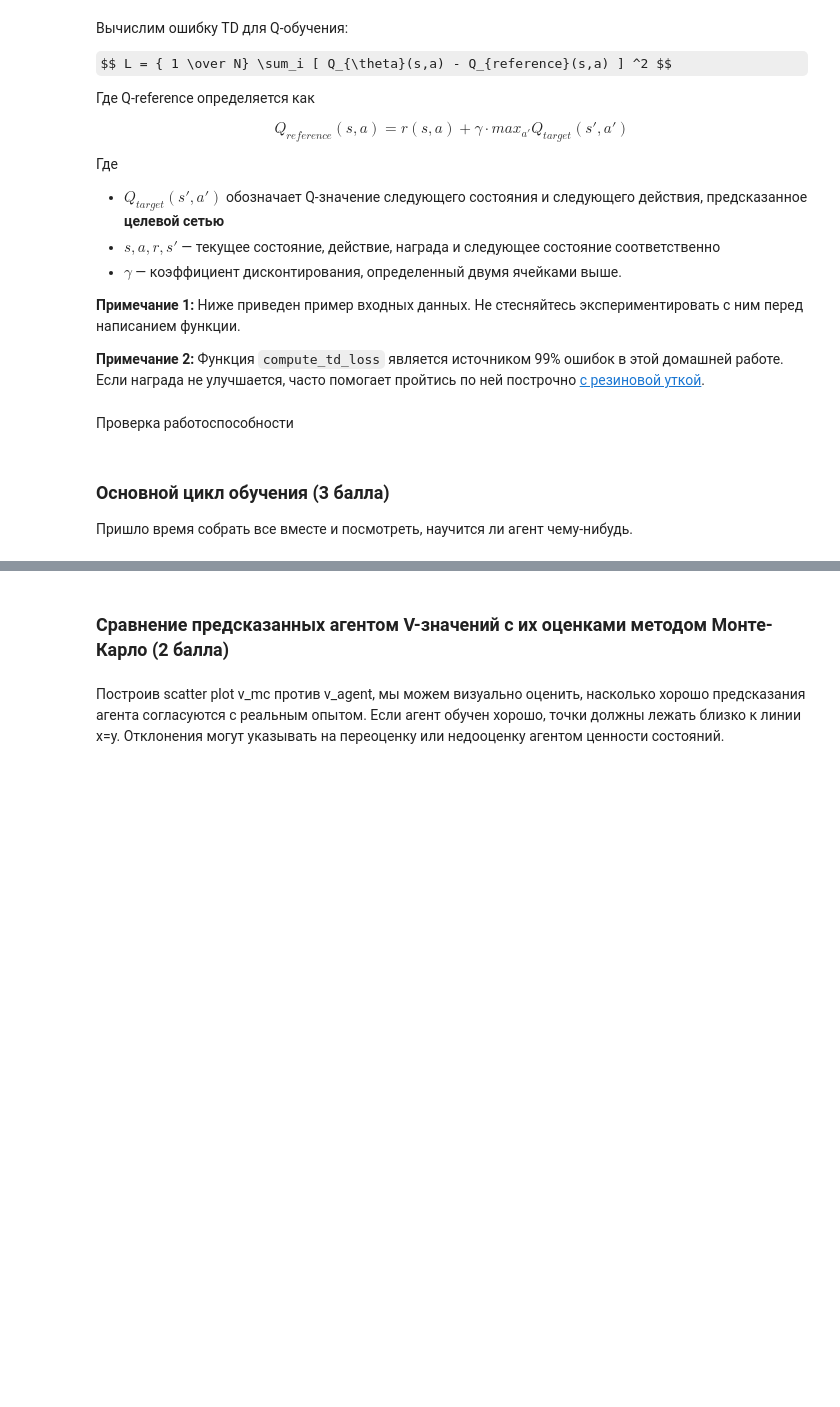
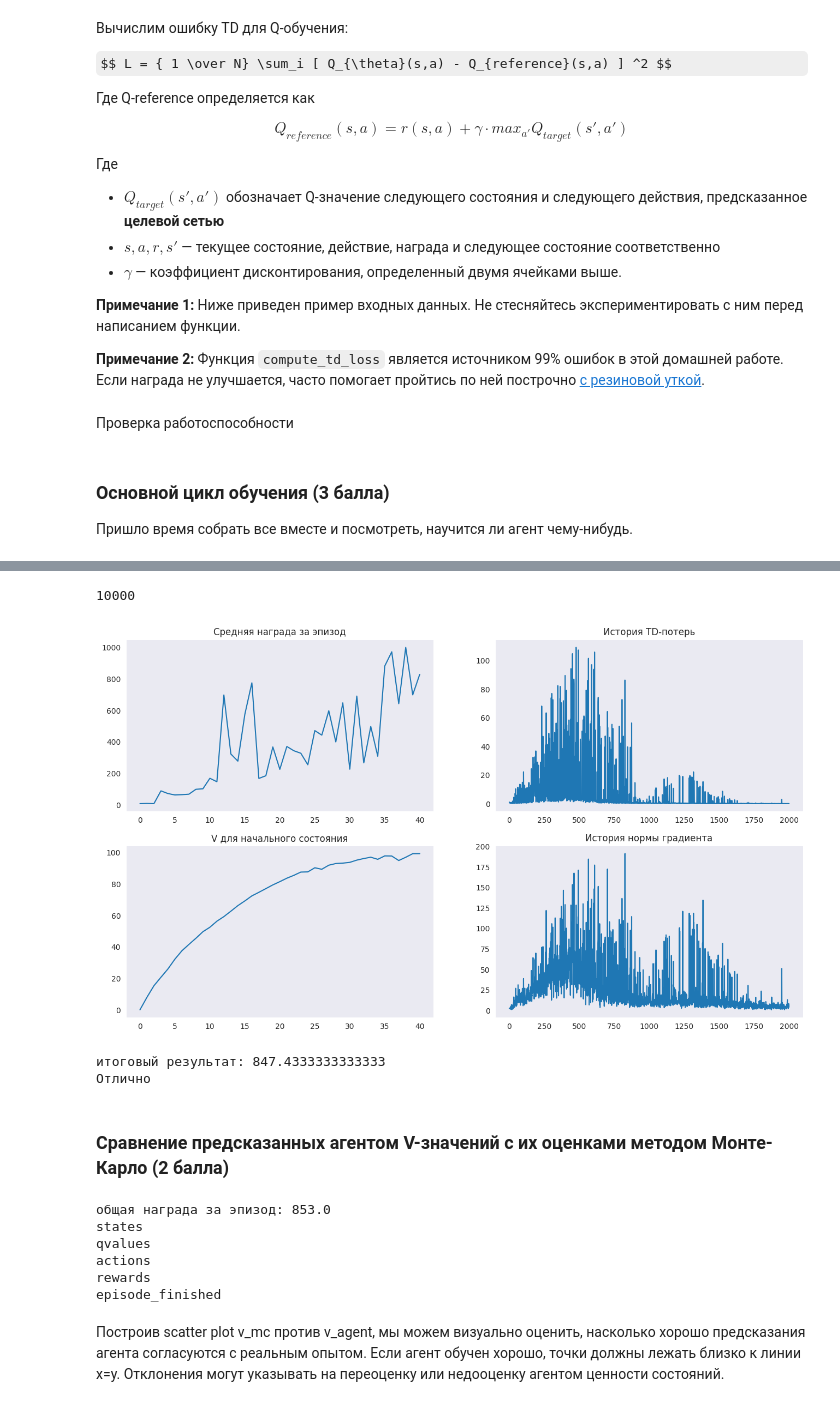
Before and after one commit to DimAce74/miphi, a Jupyter notebook: sem-3/rl/HW2_DQN_cartpole_base_[students].ipynb, the cells around one changed output, grey strips where cells are left out. Cells and saved outputs as stored; diff of their text form; code cells hidden in the pictures; some formulas as TeX source; blank space fills up the shorter version.

```diff
--- a/sem-3/rl/HW2_DQN_cartpole_base_[students].ipynb
+++ b/sem-3/rl/HW2_DQN_cartpole_base_[students].ipynb
@@ -108,8 +112,11 @@ class DQNAgent(nn.Module):
         state_dim = state_shape[0]
         ### ВАШ КОД
         self.network = nn.Sequential(
-            nn.Linear(..),
-            ...
+            nn.Linear(state_dim, 128),
+            nn.ReLU(),
+            nn.Linear(128, 64),
+            nn.ReLU(),
+            nn.Linear(64, n_actions)
         )
         ###ВАШ КОД ЗАКОНЧИЛСЯ
 
@@ -121,7 +128,7 @@ class DQNAgent(nn.Module):
         """
         # Используйте вашу сеть для вычисления q-значений для заданного состояния
         ### ВАШ КОД
-        qvalues = ...
+        qvalues = self.network(state_t)
         ###ВАШ КОД ЗАКОНЧИЛСЯ
 
         assert qvalues.requires_grad, "qvalues must be a torch tensor with grad"
@@ -140,7 +147,7 @@ class DQNAgent(nn.Module):
         model_device = next(self.parameters()).device
         states = torch.tensor(states, device=model_device, dtype=torch.float32)
         ### ВАШ КОД
-        qvalues = ...
+        qvalues = self.forward(states)
         ### ВАШ КОД ЗАКОНЧИЛСЯ
         return qvalues.data.cpu().numpy()
 
@@ -150,8 +157,15 @@ class DQNAgent(nn.Module):
         batch_size, n_actions = qvalues.shape
 
         ### ВАШ КОД
-        ...
-        return ...
+        # Генерируем случайные числа от 0 до 1
+        random_numbers = np.random.rand(batch_size)
+        should_explore = random_numbers < epsilon  # булев массив
+
+        random_actions = np.random.randint(0, n_actions, size=batch_size)
+        best_actions = qvalues.argmax(axis=-1)
+
+        actions = np.where(should_explore, random_actions, best_actions)
+        return actions
         ### ВАШ КОД ЗАКОНЧИЛСЯ
 # %%
 agent = DQNAgent(state_shape, n_actions, epsilon=0.5).to(device)
@@ -280,7 +294,15 @@ def play_and_record(initial_state, agent, env, exp_replay, n_steps=1):
     # Играйте в игру в течение n_steps, как указано в инструкциях выше
     ### ВАШ КОД
     for _ in range(n_steps):
-        ...
+        qvalues = agent.get_qvalues([s])
+        action = agent.sample_actions(qvalues)[0]
+        next_s, r, terminated, truncated, done = env.step(action)
+        sum_rewards += r
+        exp_replay.add(s, action, r, next_s, terminated or truncated)
+        if terminated or truncated:
+            s, _ = env.reset()
+        else:
+            s = next_s
     ###ВАШ КОД ЗАКОНЧИЛСЯ
 
     return sum_rewards, s
@@ -377,7 +403,7 @@ def compute_td_loss(states, actions, rewards, next_states, is_done,
 
     # вычисляем q-значения для всех действий в следующих состояниях
     ### ВАШ КОД
-    predicted_next_qvalues = ... # shape: [batch_size, n_actions]
+    predicted_next_qvalues = target_network(next_states)  # shape: [batch_size, n_actions]
     ###ВАШ КОД ЗАКОНЧИЛСЯ
 
     # выбираем q-значения для выбранных действий
@@ -385,7 +411,7 @@ def compute_td_loss(states, actions, rewards, next_states, is_done,
 
     # вычисляем V*(next_states) с использованием предсказанных следующих q-значений
     ### ВАШ КОД
-    next_state_values = ...
+    next_state_values = torch.max(predicted_next_qvalues, dim=1)[0]
     ###ВАШ КОД ЗАКОНЧИЛСЯ
 
     assert next_state_values.dim() == 1 and next_state_values.shape[0] == states.shape[0], \
@@ -395,7 +421,7 @@ def compute_td_loss(states, actions, rewards, next_states, is_done,
     # для последнего состояния используем упрощенную формулу: Q(s,a) = r(s,a), так как s' не существует
     # вы можете умножить значения следующего состояния на is_not_done, чтобы добиться этого.
     ### ВАШ КОД
-    target_qvalues_for_actions = ...
+    target_qvalues_for_actions = rewards + gamma * next_state_values * is_not_done
     ###ВАШ КОД ЗАКОНЧИЛСЯ
 
     # среднеквадратичная ошибка потерь для минимизации
@@ -466,6 +496,8 @@ for i in range(100):
     if len(exp_replay) == REPLAY_BUFFER_SIZE:
         break
 print(len(exp_replay))
+# %% [output]
+10000
 # %%
 # # для чего-то более сложного, чем CartPole
 
@@ -531,11 +563,11 @@ with trange(step, total_steps + 1) as progress_bar:
 
         # обучаемся
         ### ВАШ КОД: возьмите сэмпл размера batch_size из буфера опыта
-        obs_batch, act_batch, reward_batch, next_obs_batch, is_done_batch =...
+        obs_batch, act_batch, reward_batch, next_obs_batch, is_done_batch = exp_replay.sample(batch_size)
         ###ВАШ КОД ЗАКОНЧИЛСЯ
 
         ### ВАШ КОД: вычислите TD-потери
-        loss = ...
+        loss = compute_td_loss(obs_batch, act_batch, reward_batch, next_obs_batch, is_done_batch, agent, target_network)
         ###ВАШ КОД ЗАКОНЧИЛСЯ
 
         loss.backward()
@@ -550,7 +582,7 @@ with trange(step, total_steps + 1) as progress_bar:
         if step % refresh_target_network_freq == 0:
             # Загрузите веса агента в целевую сеть
             ### ВАШ КОД
-            ...
+            target_network.load_state_dict(agent.state_dict())
             ###ВАШ КОД ЗАКОНЧИЛСЯ
 
         if step % eval_freq == 0:
@@ -563,33 +595,35 @@ with trange(step, total_steps + 1) as progress_bar:
             initial_state_v_history.append(np.max(initial_state_q_values))
 
             clear_output(True)
             print("размер буфера = %i, epsilon = %.5f" %
                 (len(exp_replay), agent.epsilon))
 
             plt.figure(figsize=[16, 9])
 
             plt.subplot(2, 2, 1)
             plt.title("Средняя награда за эпизод")
             plt.plot(mean_rw_history)
             plt.grid()
 
             assert not np.isnan(td_loss_history[-1])
             plt.subplot(2, 2, 2)
             plt.title("История TD-потерь")
             plt.plot(td_loss_history)
             plt.grid()
 
             plt.subplot(2, 2, 3)
             plt.title("V для начального состояния")
             plt.plot(initial_state_v_history)
             plt.grid()
 
             plt.subplot(2, 2, 4)
             plt.title("История нормы градиента")
             plt.plot(grad_norm_history)
             plt.grid()
 
             plt.show()
+# %% [output]
+[figure, added]
 # %%
 final_score = evaluate(
   make_env(),
@@ -598,6 +632,9 @@ final_score = evaluate(
 print('итоговый результат:', final_score)
 assert final_score > 300, 'недостаточно хорошо для DQN'
 print('Отлично')
+# %% [output]
+итоговый результат: 847.4333333333333
+Отлично
 # %% [markdown]
 ### Сравнение предсказанных агентом V-значений с их оценками методом Монте-Карло (2 балла)
 # %%
@@ -608,6 +645,13 @@ record = play_and_log_episode(eval_env, agent)
 print('общая награда за эпизод:', np.sum(record['rewards']))
 for key in record:
     print(key)
+# %% [output]
+общая награда за эпизод: 853.0
+states
+qvalues
+actions
+rewards
+episode_finished
 # %% [markdown]
 Построив scatter plot v_mc против v_agent, мы можем визуально оценить, насколько хорошо предсказания агента согласуются с реальным опытом. Если агент обучен хорошо, точки должны лежать близко к линии x=y. Отклонения могут указывать на переоценку или недооценку агентом ценности состояний.
 # %%
```
Also changed, not shown: parts of 16 cells of this notebook, 1 other file.
